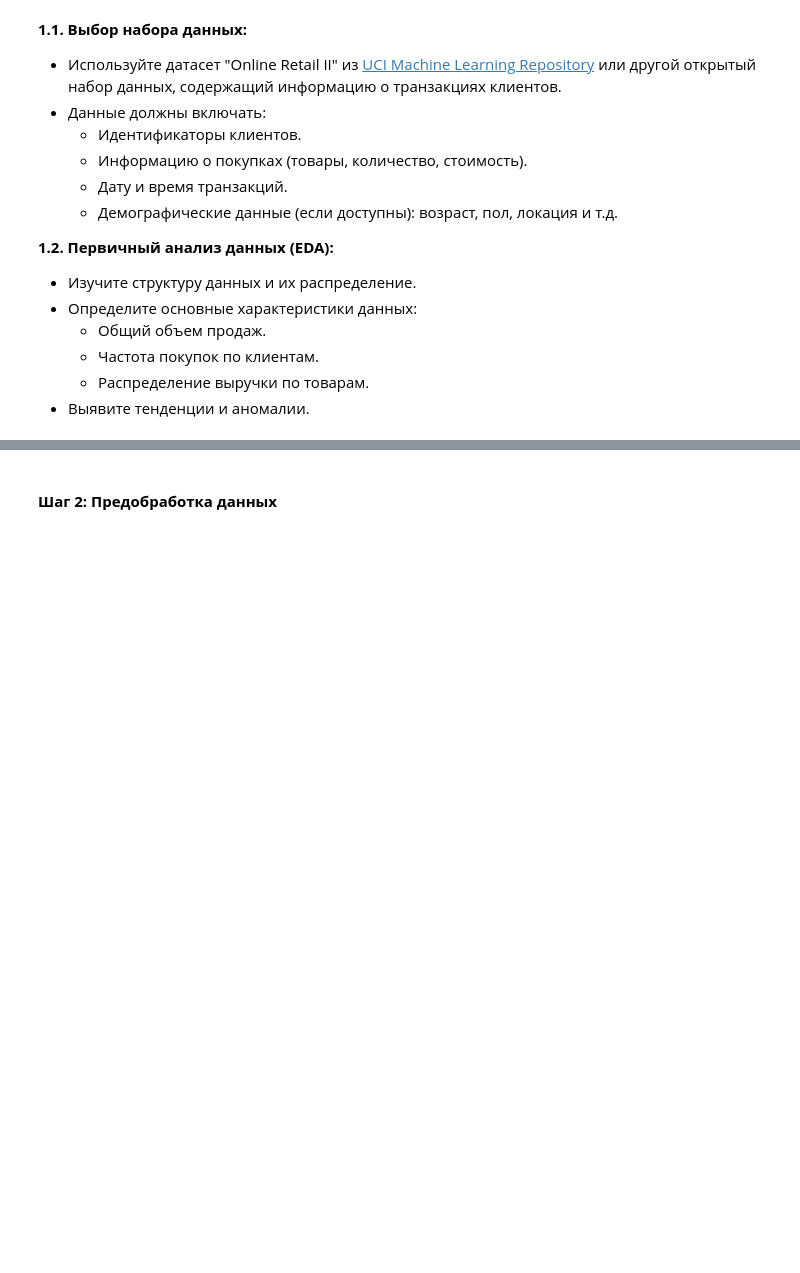
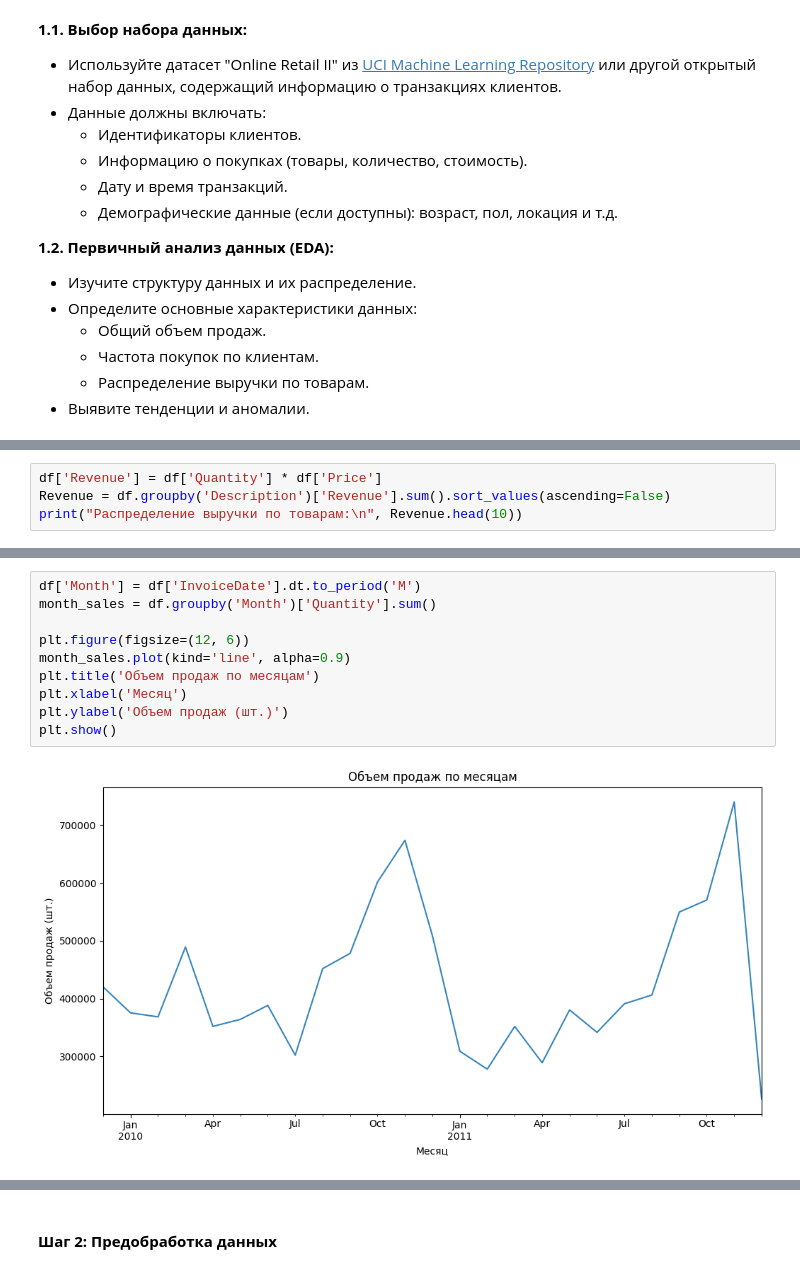
Before and after one commit to mixa15341/Data_Minimg, a Jupyter notebook: 10/Практическая_работа_№10_Анализ_и_сегментация_клиентов_с_помощью_алгоритмов_кластеризации.ipynb, the cells around one changed output, grey strips where cells are left out. Saved outputs shown, nothing was run; the diff lists cells and outputs as text; blank space fills up the shorter version.

```diff
--- a/10/Практическая_работа_№10_Анализ_и_сегментация_клиентов_с_помощью_алгоритмов_кластеризации.ipynb
+++ b/10/Практическая_работа_№10_Анализ_и_сегментация_клиентов_с_помощью_алгоритмов_кластеризации.ipynb
@@ -45,0 +126,4 @@
+# %%
+df['Revenue'] = df['Quantity'] * df['Price']
+Revenue = df.groupby('Description')['Revenue'].sum().sort_values(ascending=False)
+print("Распределение выручки по товарам:\n", Revenue.head(10))
@@ -45,0 +153,12 @@
+# %%
+df['Month'] = df['InvoiceDate'].dt.to_period('M')
+month_sales = df.groupby('Month')['Quantity'].sum()
+
+plt.figure(figsize=(12, 6))
+month_sales.plot(kind='line', alpha=0.9)
+plt.title('Объем продаж по месяцам')
+plt.xlabel('Месяц')
+plt.ylabel('Объем продаж (шт.)')
+plt.show()
+# %% [output]
+[figure, added]
```
Also changed, not shown: parts of 55 cells of this notebook.
